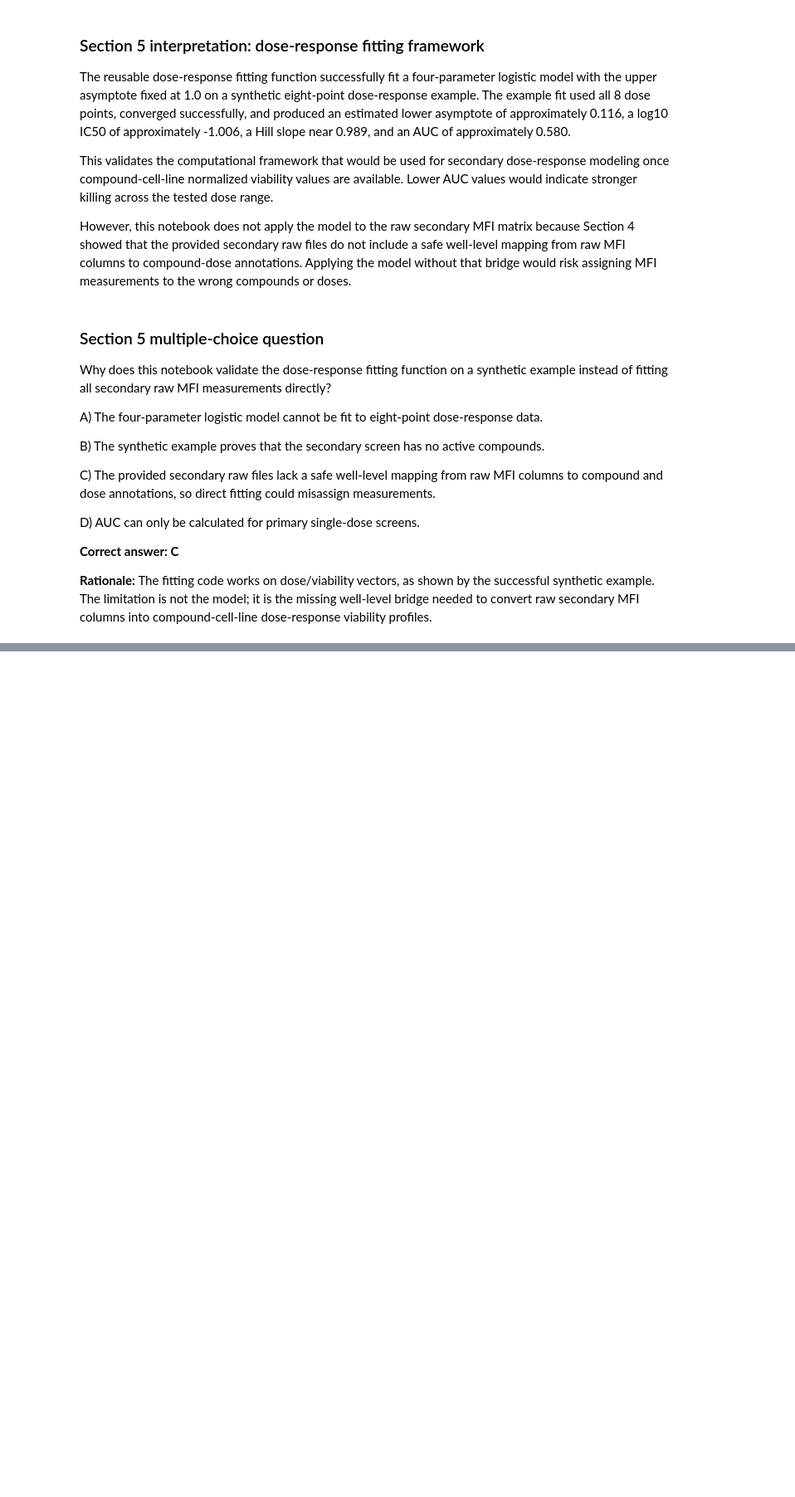
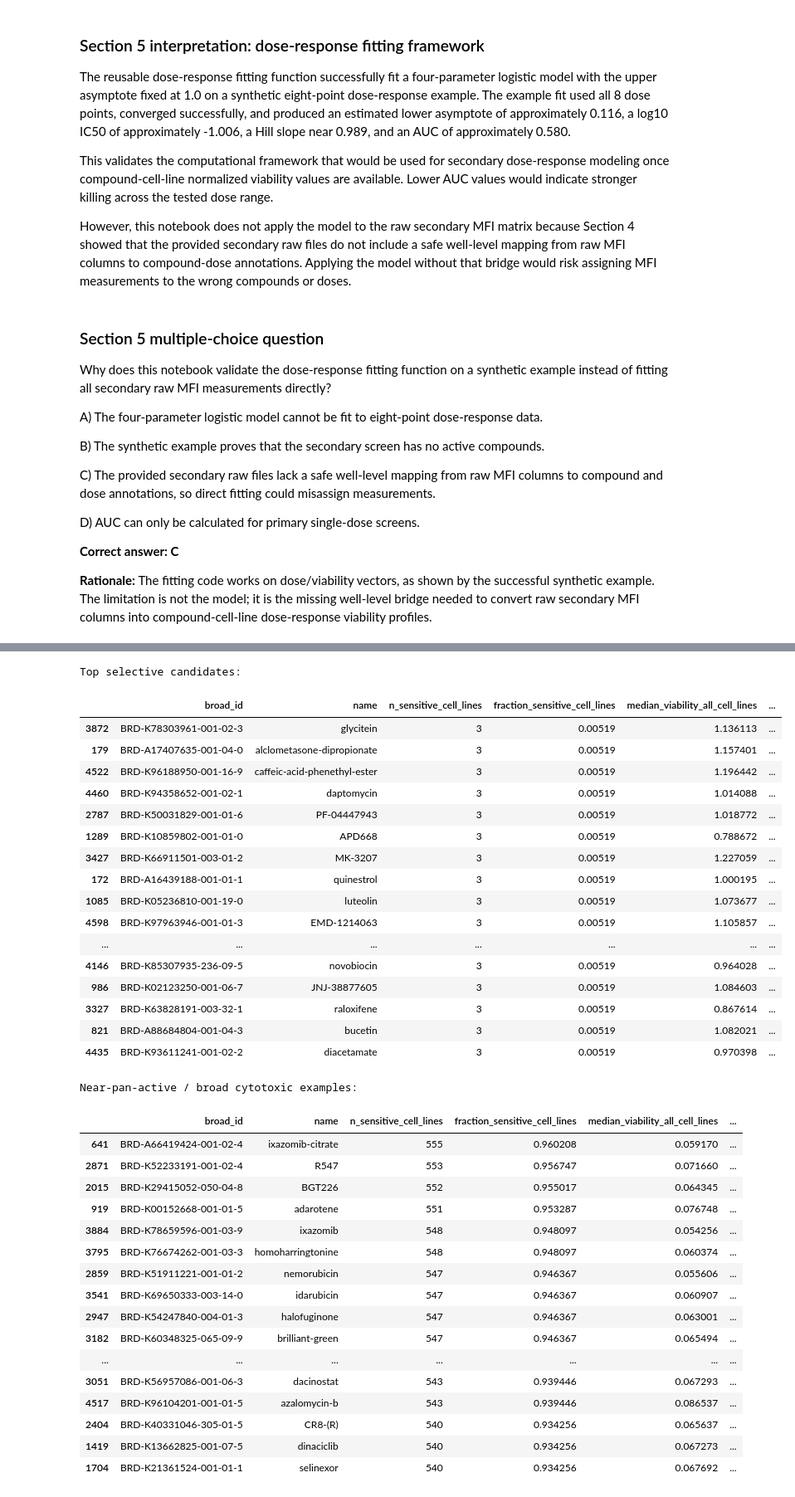
Before and after one commit to shashankshrishrimal-source/Code-for-assignment, a Jupyter notebook: notebooks/prism_repurposing_analysis.ipynb, the cells around one changed output, grey strips where cells are left out. Shown at 83% size. Saved outputs shown, nothing was run; the diff lists cells and outputs as text; code cells hidden in the pictures; blank space fills up the shorter version.

```diff
--- a/notebooks/prism_repurposing_analysis.ipynb
+++ b/notebooks/prism_repurposing_analysis.ipynb
@@ -3876,0 +5008,71 @@ D) AUC can only be calculated for primary single-dose screens.
+# %%
+# Examples of selective and broad compounds
+
+example_cols = [
+    "broad_id",
+    "name",
+    "n_sensitive_cell_lines",
+    "fraction_sensitive_cell_lines",
+    "median_viability_all_cell_lines",
+    "min_median_viability",
+    "selectivity_class",
+]
+
+print("Top selective candidates:")
+display(
+    selectivity_summary
+    .loc[selectivity_summary["is_selective_candidate"], example_cols]
+    .sort_values(
+        ["fraction_sensitive_cell_lines", "min_median_viability"],
+        ascending=[True, True],
+    )
+    .head(20)
+)
+
+print("\nNear-pan-active / broad cytotoxic examples:")
+display(
+    selectivity_summary
+    .loc[selectivity_summary["is_broad_cytotoxic"], example_cols]
+    .sort_values(
+        ["fraction_sensitive_cell_lines", "median_viability_all_cell_lines"],
+        ascending=[False, True],
+    )
+    .head(20)
+)
+# %% [output]
+Top selective candidates:
+|  | broad_id | name | n_sensitive_cell_lines | fraction_sensitive_cell_lines | median_viability_all_cell_lines | ... |
+| 3872 | BRD-K78303961-001-02-3 | glycitein | 3 | 0.00519 | 1.136113 | ... |
+| 179 | BRD-A17407635-001-04-0 | alclometasone-dipropionate | 3 | 0.00519 | 1.157401 | ... |
+| 4522 | BRD-K96188950-001-16-9 | caffeic-acid-phenethyl-ester | 3 | 0.00519 | 1.196442 | ... |
+| 4460 | BRD-K94358652-001-02-1 | daptomycin | 3 | 0.00519 | 1.014088 | ... |
+| 2787 | BRD-K50031829-001-01-6 | PF-04447943 | 3 | 0.00519 | 1.018772 | ... |
+| 1289 | BRD-K10859802-001-01-0 | APD668 | 3 | 0.00519 | 0.788672 | ... |
+| 3427 | BRD-K66911501-003-01-2 | MK-3207 | 3 | 0.00519 | 1.227059 | ... |
+| 172 | BRD-A16439188-001-01-1 | quinestrol | 3 | 0.00519 | 1.000195 | ... |
+| 1085 | BRD-K05236810-001-19-0 | luteolin | 3 | 0.00519 | 1.073677 | ... |
+| 4598 | BRD-K97963946-001-01-3 | EMD-1214063 | 3 | 0.00519 | 1.105857 | ... |
+| ... | ... | ... | ... | ... | ... | ... |
+| 4146 | BRD-K85307935-236-09-5 | novobiocin | 3 | 0.00519 | 0.964028 | ... |
+| 986 | BRD-K02123250-001-06-7 | JNJ-38877605 | 3 | 0.00519 | 1.084603 | ... |
+| 3327 | BRD-K63828191-003-32-1 | raloxifene | 3 | 0.00519 | 0.867614 | ... |
+| 821 | BRD-A88684804-001-04-3 | bucetin | 3 | 0.00519 | 1.082021 | ... |
+| 4435 | BRD-K93611241-001-02-2 | diacetamate | 3 | 0.00519 | 0.970398 | ... |
+Near-pan-active / broad cytotoxic examples:
+|  | broad_id | name | n_sensitive_cell_lines | fraction_sensitive_cell_lines | median_viability_all_cell_lines | ... |
+| 641 | BRD-A66419424-001-02-4 | ixazomib-citrate | 555 | 0.960208 | 0.059170 | ... |
+| 2871 | BRD-K52233191-001-02-4 | R547 | 553 | 0.956747 | 0.071660 | ... |
+| 2015 | BRD-K29415052-050-04-8 | BGT226 | 552 | 0.955017 | 0.064345 | ... |
+| 919 | BRD-K00152668-001-01-5 | adarotene | 551 | 0.953287 | 0.076748 | ... |
+| 3884 | BRD-K78659596-001-03-9 | ixazomib | 548 | 0.948097 | 0.054256 | ... |
+| 3795 | BRD-K76674262-001-03-3 | homoharringtonine | 548 | 0.948097 | 0.060374 | ... |
+| 2859 | BRD-K51911221-001-01-2 | nemorubicin | 547 | 0.946367 | 0.055606 | ... |
+| 3541 | BRD-K69650333-003-14-0 | idarubicin | 547 | 0.946367 | 0.060907 | ... |
+| 2947 | BRD-K54247840-004-01-3 | halofuginone | 547 | 0.946367 | 0.063001 | ... |
+| 3182 | BRD-K60348325-065-09-9 | brilliant-green | 547 | 0.946367 | 0.065494 | ... |
+| ... | ... | ... | ... | ... | ... | ... |
+| 3051 | BRD-K56957086-001-06-3 | dacinostat | 543 | 0.939446 | 0.067293 | ... |
+| 4517 | BRD-K96104201-001-01-5 | azalomycin-b | 543 | 0.939446 | 0.086537 | ... |
+| 2404 | BRD-K40331046-305-01-5 | CR8-(R) | 540 | 0.934256 | 0.065637 | ... |
+| 1419 | BRD-K13662825-001-07-5 | dinaciclib | 540 | 0.934256 | 0.067273 | ... |
+| 1704 | BRD-K21361524-001-01-1 | selinexor | 540 | 0.934256 | 0.067692 | ... |
```
Also changed, not shown: parts of 33 cells of this notebook.
